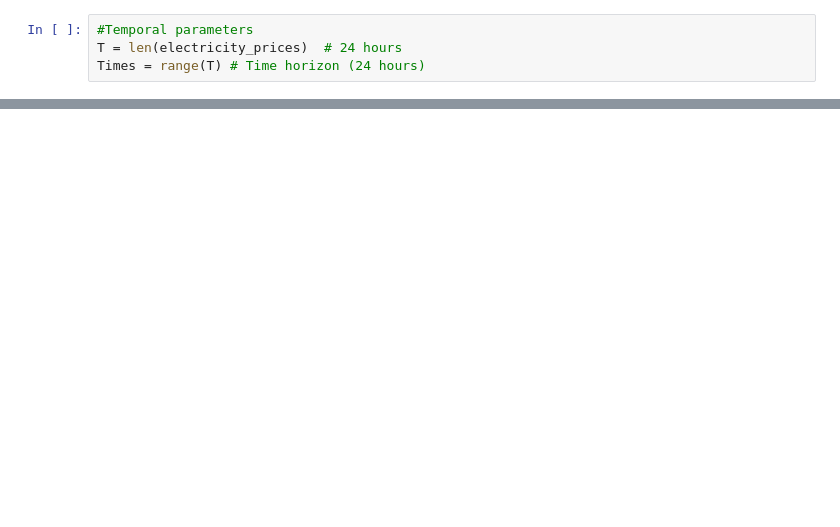
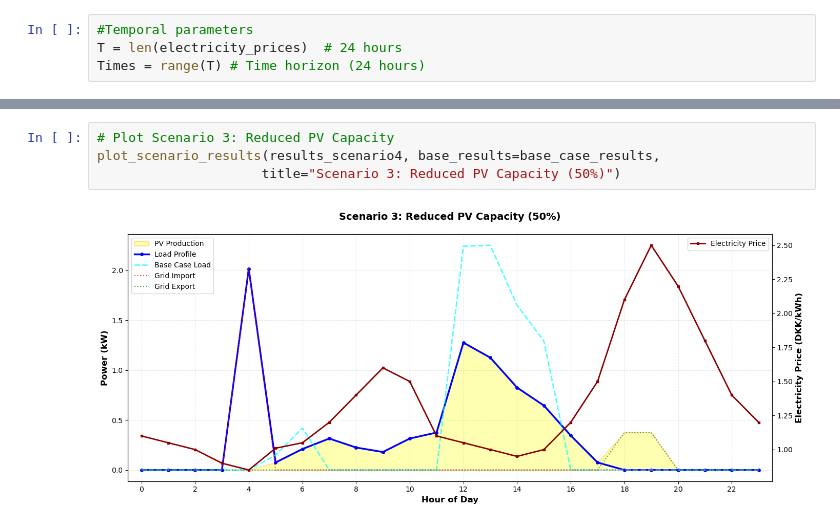
Before and after one commit to Robert7055/Optimization-assignment-1, a Jupyter notebook: Part 1.A_new.ipynb, the cells around one changed output, grey strips where cells are left out. Drawn from its saved outputs; the diff is of its cells as text; blank space fills up the shorter version.

```diff
--- a/Part 1.A_new.ipynb
+++ b/Part 1.A_new.ipynb
@@ -140,0 +532,6 @@ Total Load Consumption: 13.47 kWh
+# %%
+# Plot Scenario 3: Reduced PV Capacity
+plot_scenario_results(results_scenario4, base_results=base_case_results,
+                     title="Scenario 3: Reduced PV Capacity (50%)")
+# %% [output]
+[figure, added]
```
Also changed, not shown: parts of 26 cells of this notebook, 9 other files.
